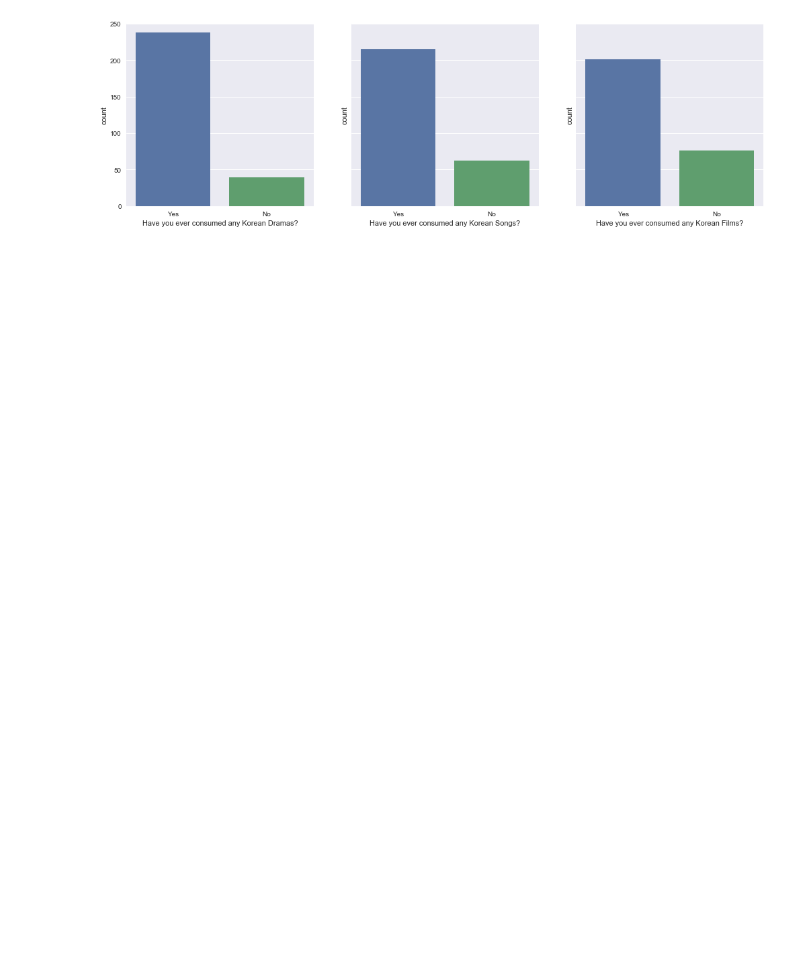
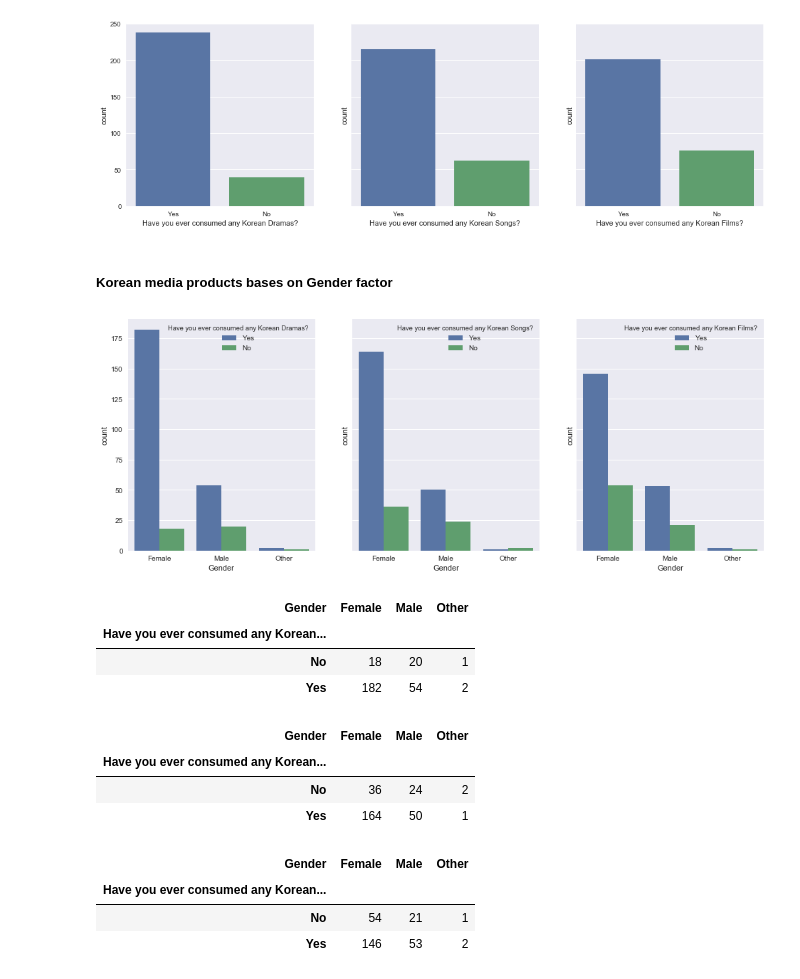
Before and after one commit to deartanapol10/Madmee-Final-Project, a Jupyter notebook: The Relation Between The Rise of Korean Wave (Hallyu) in Thailand and Thai People’s Attitude and Tendency in Visiting South Korea.ipynb, the cells around one changed output. Drawn from its saved outputs; the diff is of its cells as text; code cells hidden in the pictures; blank space fills up the shorter version.

```diff
--- a/The Relation Between The Rise of Korean Wave (Hallyu) in Thailand and Thai People’s Attitude and Tendency in Visiting South Korea.ipynb
+++ b/The Relation Between The Rise of Korean Wave (Hallyu) in Thailand and Thai People’s Attitude and Tendency in Visiting South Korea.ipynb
@@ -203,3 +201,33 @@ sns.countplot(x=data.iloc[:, 4], data=data, ax=ax2);
 sns.countplot(x=data.iloc[:, 5], data=data, ax=ax3);
 # %% [output]
 [figure]
+# %% [markdown]
+##### Korean media products bases on Gender factor
+# %%
+f, (ax1, ax2, ax3) = plt.subplots(1, 3, figsize=(16, 6), sharey=True);
+sns.countplot(x=data.iloc[:, 1], hue=data.iloc[:, 3], data=data, ax=ax1);
+sns.countplot(x=data.iloc[:, 1], hue=data.iloc[:, 4], data=data, ax=ax2);
+sns.countplot(x=data.iloc[:, 1], hue=data.iloc[:, 5], data=data, ax=ax3);
+# %% [output]
+[figure, added]
+# %%
+data.groupby(['Have you ever consumed any Korean Dramas?', 'Gender']).size().unstack()
+# %% [output]
+| Gender | Female | Male | Other |
+| Have you ever consumed any Korean... |  |  |  |
+| No | 18 | 20 | 1 |
+| Yes | 182 | 54 | 2 |
+# %%
+data.groupby(['Have you ever consumed any Korean Songs?', 'Gender']).size().unstack()
+# %% [output]
+| Gender | Female | Male | Other |
+| Have you ever consumed any Korean... |  |  |  |
+| No | 36 | 24 | 2 |
+| Yes | 164 | 50 | 1 |
+# %%
+data.groupby(['Have you ever consumed any Korean Films?', 'Gender']).size().unstack()
+# %% [output]
+| Gender | Female | Male | Other |
+| Have you ever consumed any Korean... |  |  |  |
+| No | 54 | 21 | 1 |
+| Yes | 146 | 53 | 2 |
```
Also changed, not shown: parts of 34 cells of this notebook.
